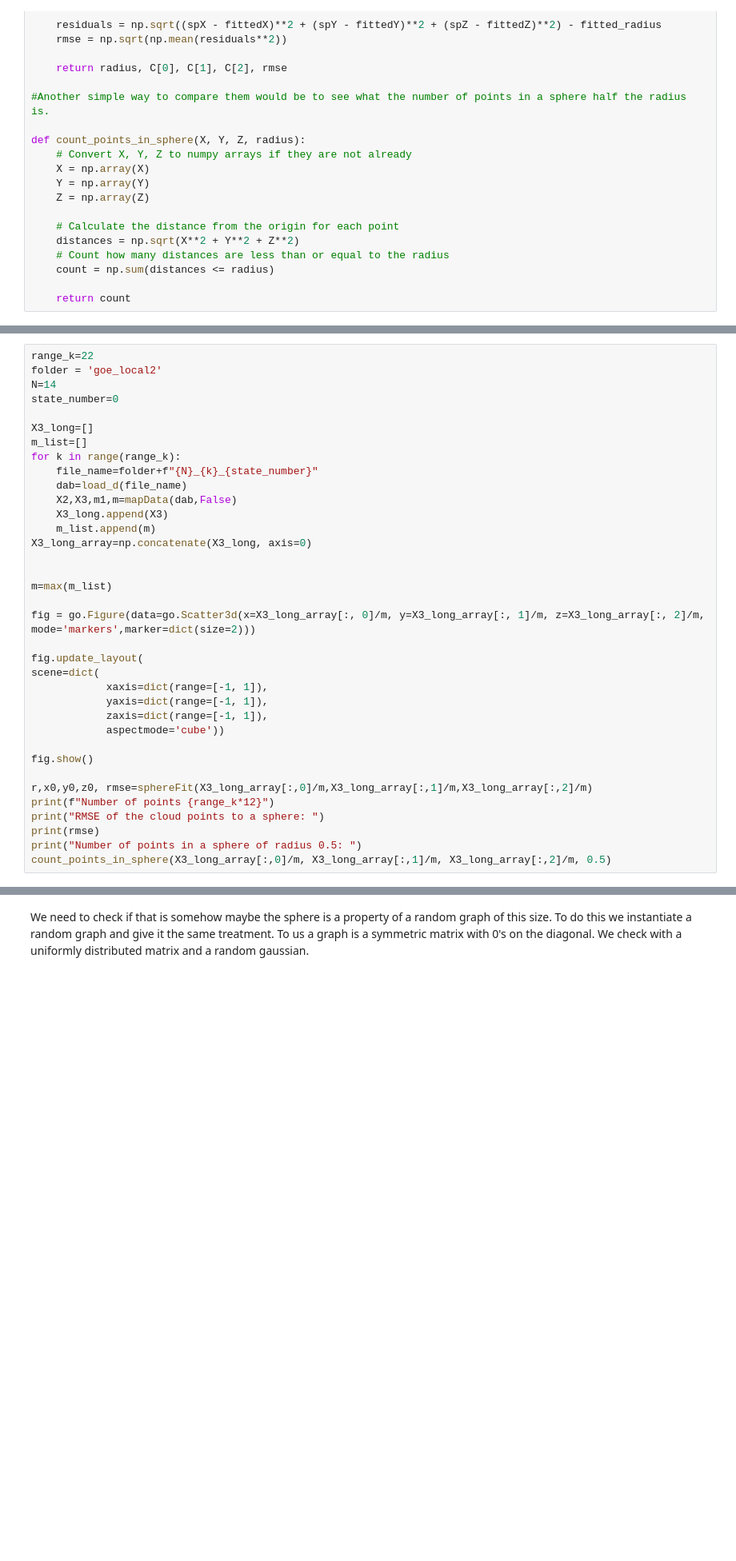
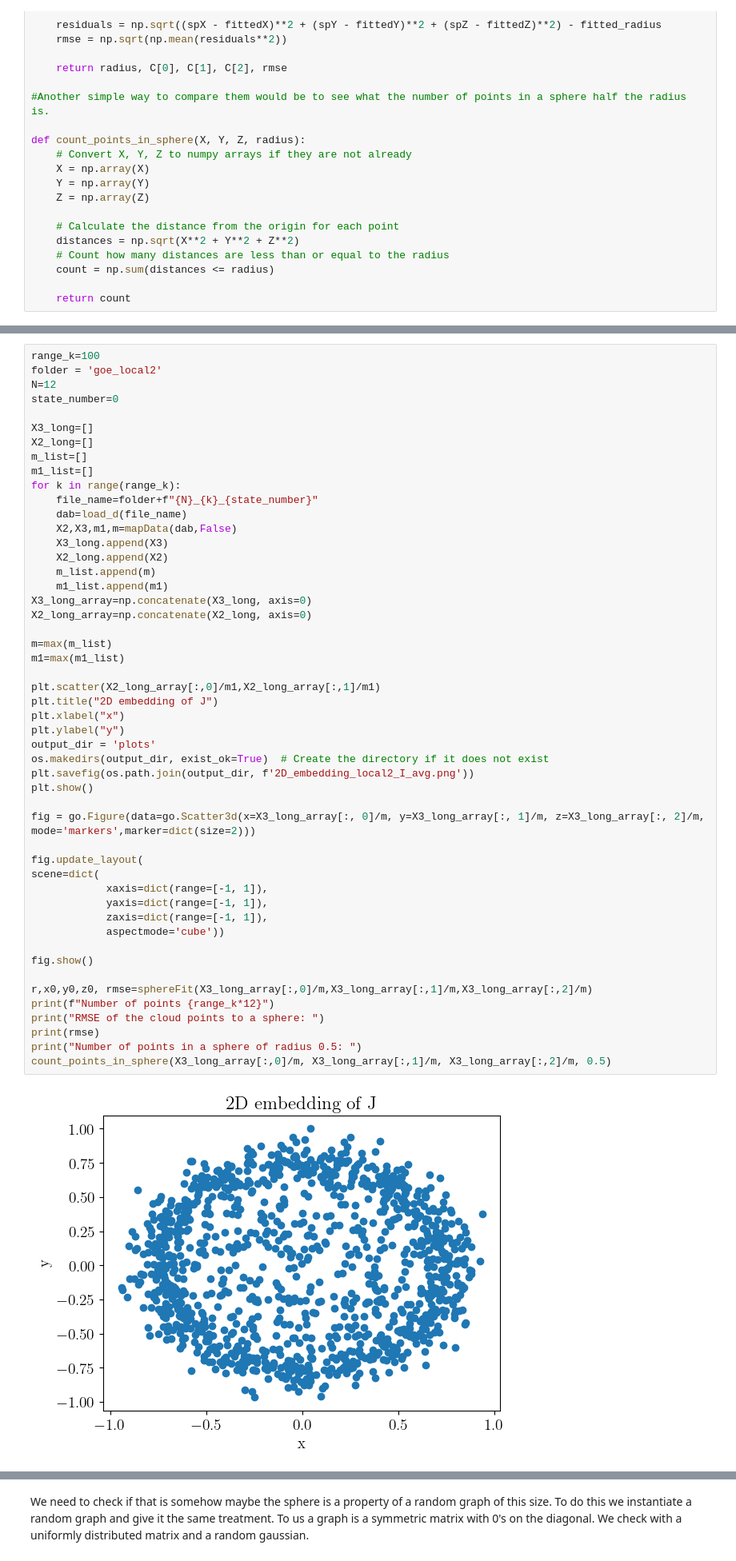
Before and after one commit to MarinAndreGirard/Quantum_emergent_dimension, a Jupyter notebook: getting_some_results.ipynb, the cells around one changed output, grey strips where cells are left out. Shown at 80% size. Drawn from its saved outputs; the diff is of its cells as text; blank space fills up the shorter version.

```diff
--- a/getting_some_results.ipynb
+++ b/getting_some_results.ipynb
@@ -207,39 +240,54 @@ RMSE of the cloud points to a sphere:
 Number of points in a sphere of radius 0.5:
 1
 # %%
-range_k=22
+range_k=100
 folder = 'goe_local2'
-N=14
+N=12
 state_number=0
 
 X3_long=[]
+X2_long=[]
 m_list=[]
+m1_list=[]
 for k in range(range_k):
     file_name=folder+f"{N}_{k}_{state_number}"
     dab=load_d(file_name)
     X2,X3,m1,m=mapData(dab,False)
     X3_long.append(X3)
+    X2_long.append(X2)
     m_list.append(m)
+    m1_list.append(m1)
 X3_long_array=np.concatenate(X3_long, axis=0)
-
+X2_long_array=np.concatenate(X2_long, axis=0)
 
 m=max(m_list)
+m1=max(m1_list)
+
+plt.scatter(X2_long_array[:,0]/m1,X2_long_array[:,1]/m1)
+plt.title("2D embedding of J")
+plt.xlabel("x")
+plt.ylabel("y")
+output_dir = 'plots'
+os.makedirs(output_dir, exist_ok=True)  # Create the directory if it does not exist
+plt.savefig(os.path.join(output_dir, f'2D_embedding_local2_I_avg.png'))
+plt.show()
 
 fig = go.Figure(data=go.Scatter3d(x=X3_long_array[:, 0]/m, y=X3_long_array[:, 1]/m, z=X3_long_array[:, 2]/m, mode='markers',marker=dict(size=2)))
 
 fig.update_layout(
 scene=dict(
             xaxis=dict(range=[-1, 1]),
             yaxis=dict(range=[-1, 1]),
             zaxis=dict(range=[-1, 1]),
             aspectmode='cube'))
 
 fig.show()
 
 r,x0,y0,z0, rmse=sphereFit(X3_long_array[:,0]/m,X3_long_array[:,1]/m,X3_long_array[:,2]/m)
 print(f"Number of points {range_k*12}")
 print("RMSE of the cloud points to a sphere: ")
 print(rmse)
 print("Number of points in a sphere of radius 0.5: ")
 count_points_in_sphere(X3_long_array[:,0]/m, X3_long_array[:,1]/m, X3_long_array[:,2]/m, 0.5)
 # %% [output]
+[figure, added]
```
Also changed, not shown: parts of 6 cells of this notebook, 9 other files.
